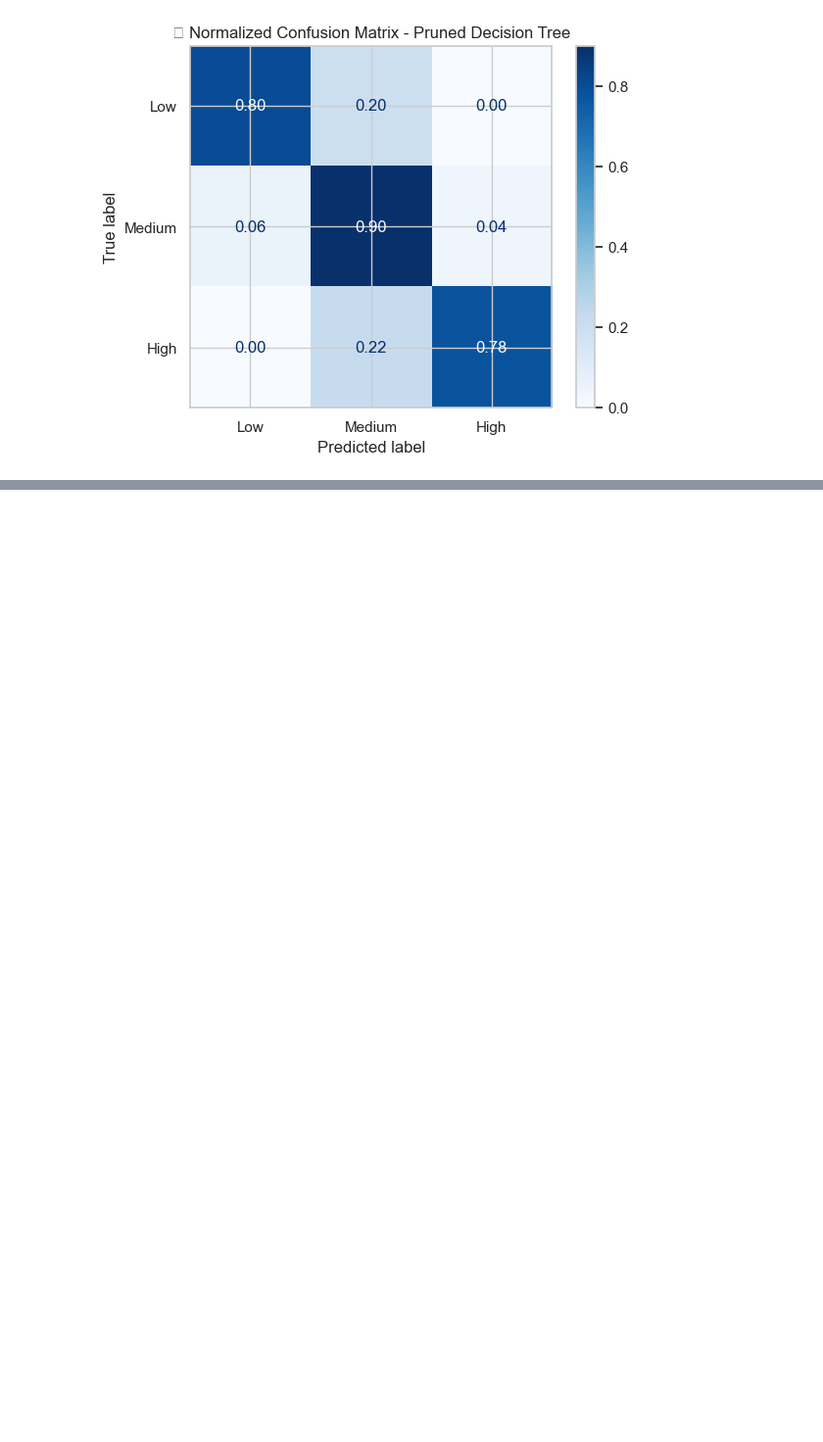
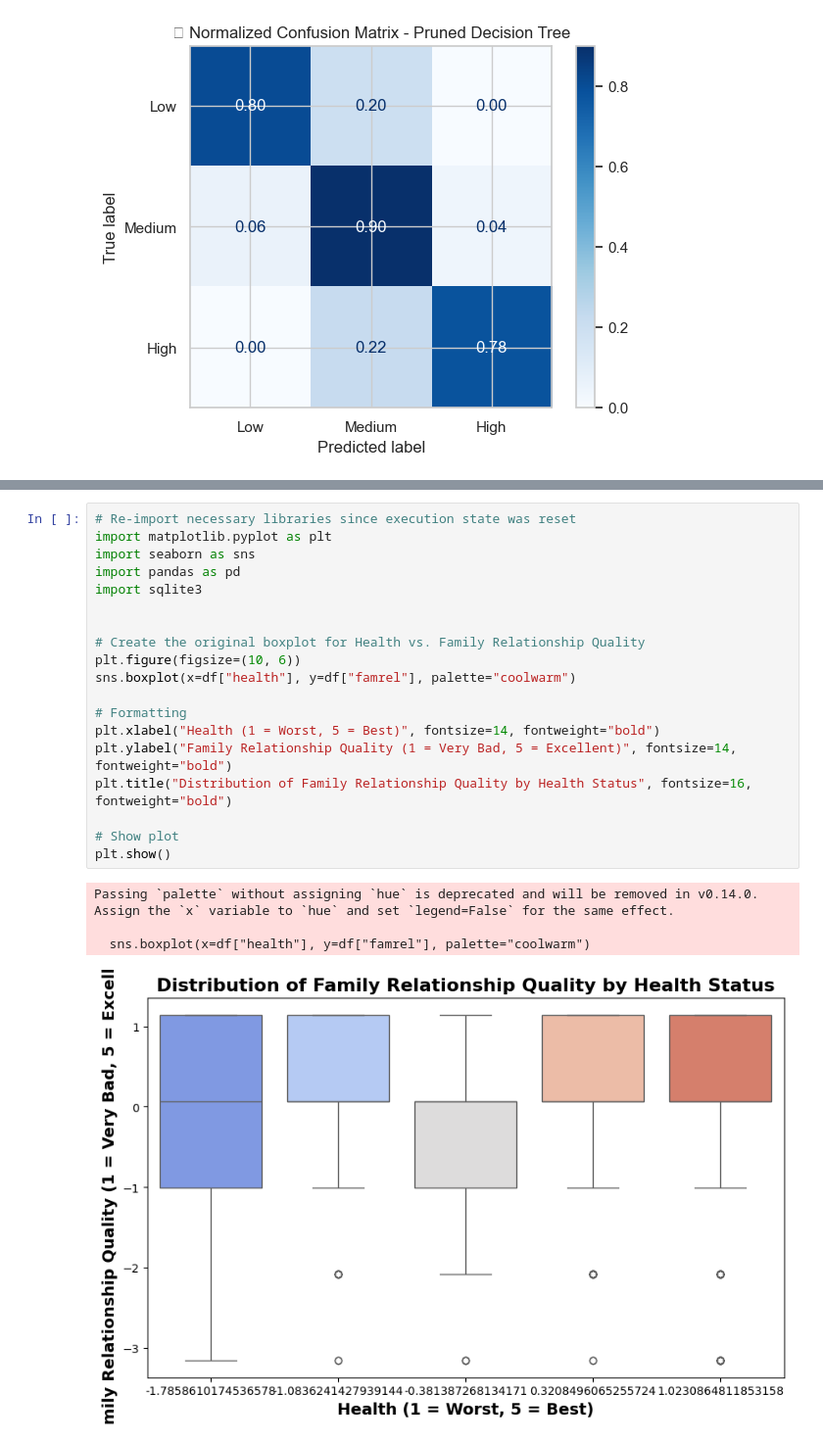
Before and after one commit to ethanshipman/Group-5-Project-4, a Jupyter notebook: Jupyter_Notebooks/NT_Notebook.ipynb, the cells around one changed output, grey strips where cells are left out. Shown: that part at 98% size. Saved outputs shown, nothing was run; the diff lists cells and outputs as text; blank space fills up the shorter version.

```diff
--- a/Jupyter_Notebooks/NT_Notebook.ipynb
+++ b/Jupyter_Notebooks/NT_Notebook.ipynb
@@ -418,0 +420,24 @@ Passing `palette` without assigning `hue` is deprecated and will be removed in v
+# %%
+# Re-import necessary libraries since execution state was reset
+import matplotlib.pyplot as plt
+import seaborn as sns
+import pandas as pd
+import sqlite3
+
+
+# Create the original boxplot for Health vs. Family Relationship Quality
+plt.figure(figsize=(10, 6))
+sns.boxplot(x=df["health"], y=df["famrel"], palette="coolwarm")
+
+# Formatting
+plt.xlabel("Health (1 = Worst, 5 = Best)", fontsize=14, fontweight="bold")
+plt.ylabel("Family Relationship Quality (1 = Very Bad, 5 = Excellent)", fontsize=14, fontweight="bold")
+plt.title("Distribution of Family Relationship Quality by Health Status", fontsize=16, fontweight="bold")
+
+# Show plot
+plt.show()
+# %% [output]
+Passing `palette` without assigning `hue` is deprecated and will be removed in v0.14.0. Assign the `x` variable to `hue` and set `legend=False` for the same effect.
+
+  sns.boxplot(x=df["health"], y=df["famrel"], palette="coolwarm")
+[figure, added]
```
Also changed, not shown: parts of 4 cells of this notebook, 2 other files.
